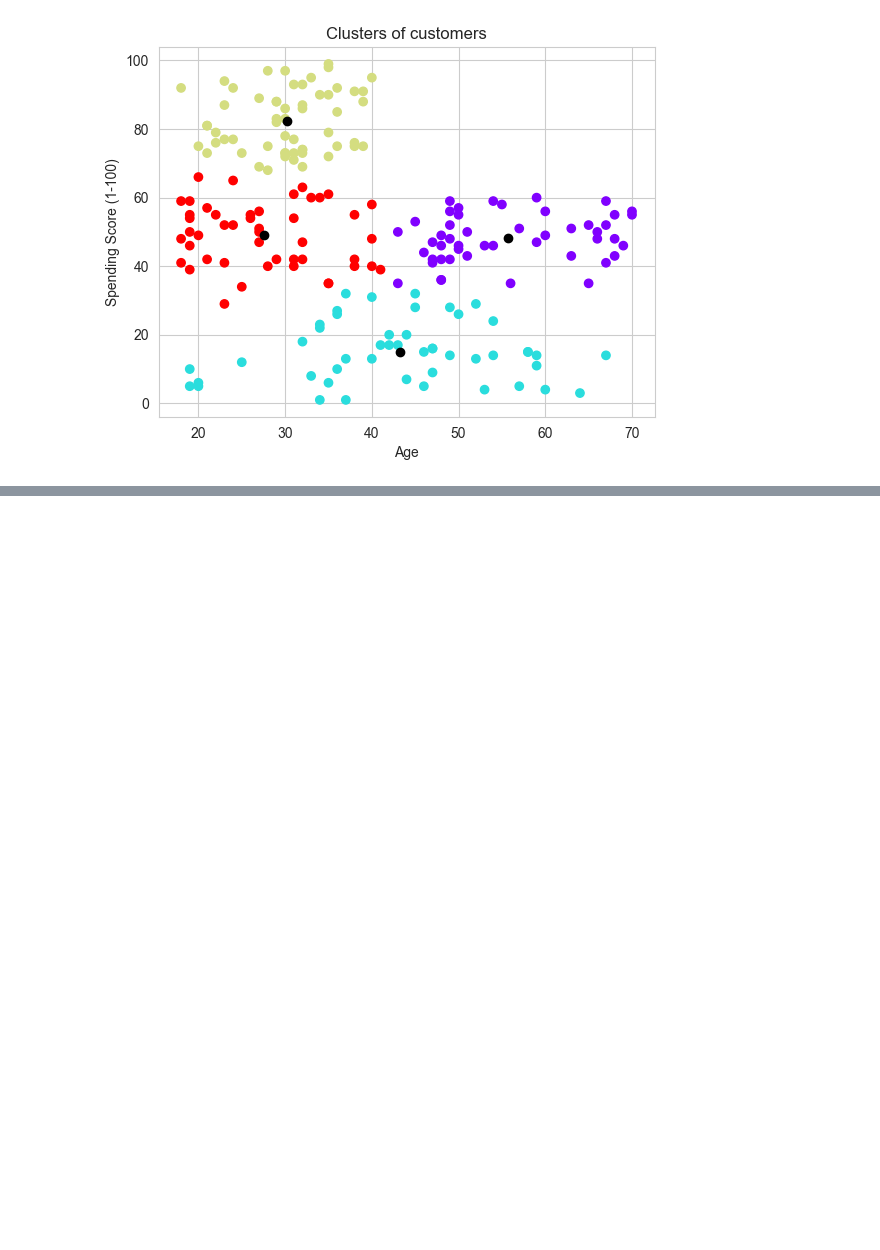
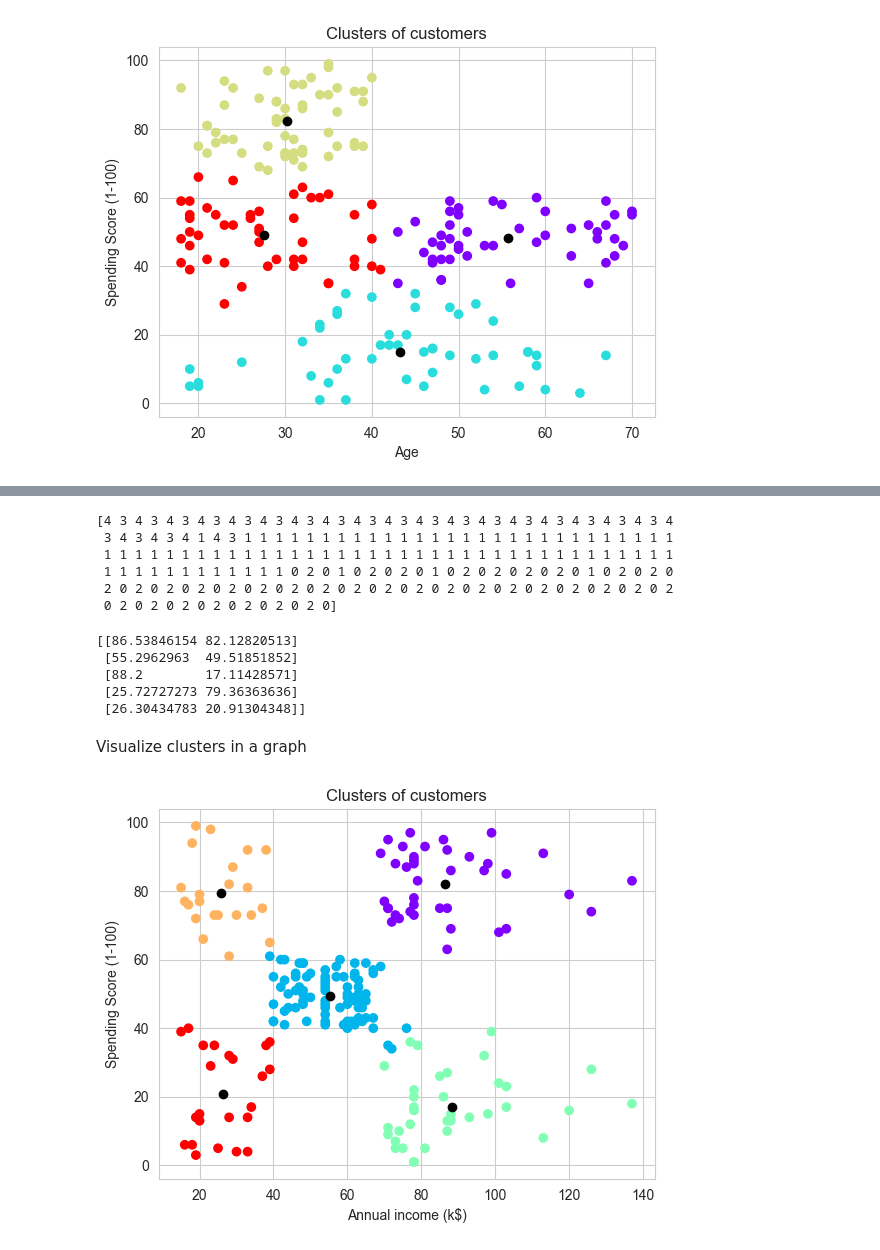
Before and after one commit to anzykenya/Customer-Segmenation, a Jupyter notebook: MallSegmentation.ipynb, the cells around one changed output, grey strips where cells are left out. Saved outputs shown, nothing was run; the diff lists cells and outputs as text; code cells hidden in the pictures; blank space fills up the shorter version.

```diff
--- a/MallSegmentation.ipynb
+++ b/MallSegmentation.ipynb
@@ -284,0 +303,35 @@ To be continued...
+# %%
+#initialize the class object
+kmeans = KMeans(n_clusters=5)
+
+#predict the labels of clusters
+label = kmeans.fit_predict(x2)
+
+print(label)
+# %% [output]
+[4 3 4 3 4 3 4 3 4 3 4 3 4 3 4 3 4 3 4 3 4 3 4 3 4 3 4 3 4 3 4 3 4 3 4 3 4
+ 3 4 3 4 3 4 1 4 3 1 1 1 1 1 1 1 1 1 1 1 1 1 1 1 1 1 1 1 1 1 1 1 1 1 1 1 1
+ 1 1 1 1 1 1 1 1 1 1 1 1 1 1 1 1 1 1 1 1 1 1 1 1 1 1 1 1 1 1 1 1 1 1 1 1 1
+ 1 1 1 1 1 1 1 1 1 1 1 1 0 2 0 1 0 2 0 2 0 1 0 2 0 2 0 2 0 2 0 1 0 2 0 2 0
+ 2 0 2 0 2 0 2 0 2 0 2 0 2 0 2 0 2 0 2 0 2 0 2 0 2 0 2 0 2 0 2 0 2 0 2 0 2
+ 0 2 0 2 0 2 0 2 0 2 0 2 0 2 0]
+# %%
+#check cluster centroids
+print(kmeans.cluster_centers_)
+# %% [output]
+[[86.53846154 82.12820513]
+ [55.2962963  49.51851852]
+ [88.2        17.11428571]
+ [25.72727273 79.36363636]
+ [26.30434783 20.91304348]]
+# %% [markdown]
+Visualize clusters in a graph
+# %%
+plt.scatter(x2[:,0],x2[:,1] , c= kmeans.labels_,cmap='rainbow')
+plt.scatter(kmeans.cluster_centers_[:,0] ,kmeans.cluster_centers_[:,1] , color="Black")
+plt.title("Clusters of customers")
+plt.xlabel("Annual income (k$)")
+plt.ylabel("Spending Score (1-100)")
+plt.show()
+# %% [output]
+[figure, added]
```
Also changed, not shown: parts of 11 cells of this notebook.
